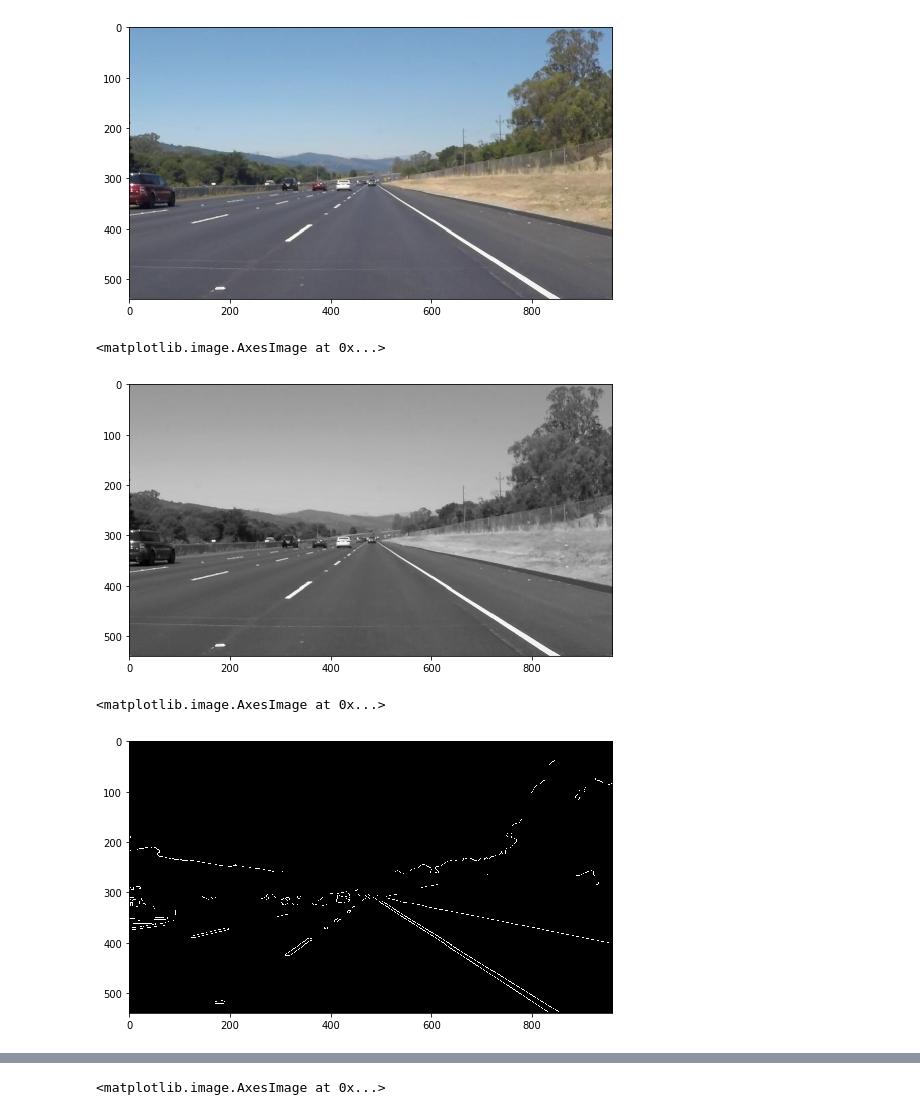
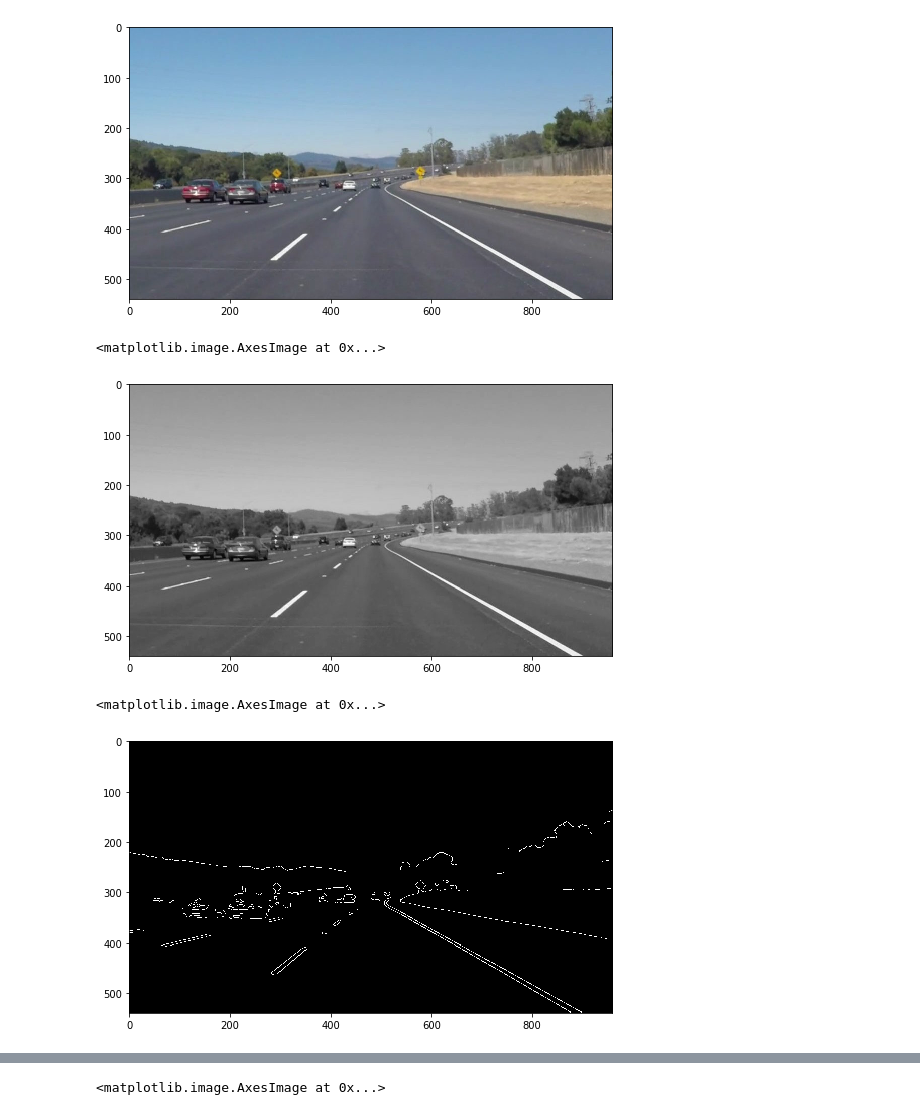
Before and after one commit to alias-3/Lane_Detector, a Jupyter notebook: Lane_Detector.ipynb, the cells around one changed output, grey strips where cells are left out. Drawn from its saved outputs; the diff is of its cells as text; code cells hidden in the pictures.

```diff
--- a/Lane_Detector.ipynb
+++ b/Lane_Detector.ipynb
@@ -7,18 +9,18 @@ import matplotlib.image as  mpimg
 # %%
-img1 = cv2.imread('images/road2.jpg')
+img1 = cv2.imread('images/road1.jpg')
 img1 = cv2.cvtColor(img1,cv2.COLOR_BGR2RGB)
 plt.figure(figsize=(10,5))
 plt.imshow(img1)
 gray = np.copy(img1)
 gray = cv2.cvtColor(gray,cv2.COLOR_RGB2GRAY)
 # %% [output]
-[figure, old version]
+[figure, new version]
 # %%
 plt.figure(figsize=(10,5))
 plt.imshow(gray,cmap='gray')
 # %% [output]
 <matplotlib.image.AxesImage at 0x...>
-[figure, old version]
+[figure, new version]
 # %%
 blur = np.copy(gray)
 blur = cv2.GaussianBlur(blur,(9,9),0)
@@ -27,7 +29,7 @@ plt.figure(figsize=(10,5))
 plt.imshow(canny,cmap='gray')
 # %% [output]
 <matplotlib.image.AxesImage at 0x...>
-[figure, old version]
+[figure, new version]
 # %%
 hough_img = np.copy(img1)
 lines = cv2.HoughLinesP(canny,1,np.pi/180,10,0,30,20)
```
Also changed, not shown: parts of 12 cells of this notebook, 1 other file.
